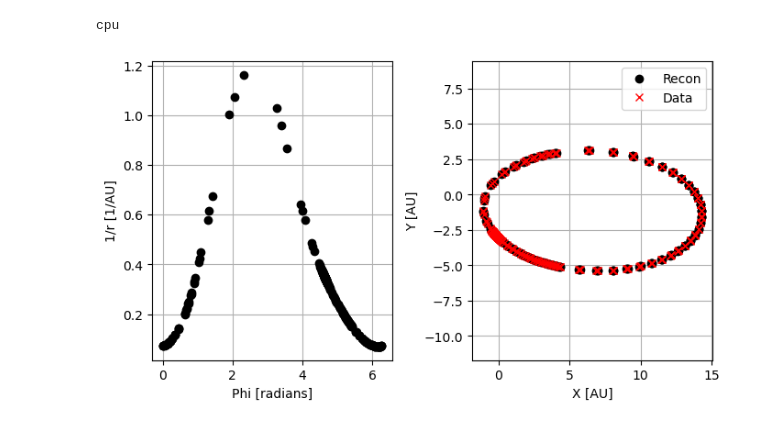
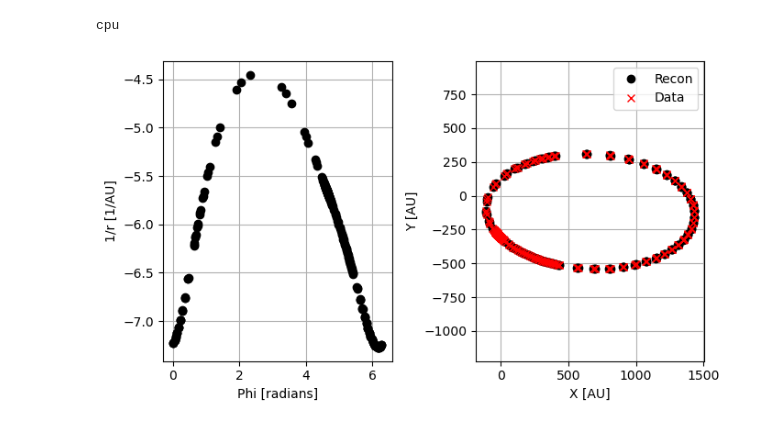
Before and after one commit to frdennis/GINN, a Jupyter notebook: adversarial_PINN.ipynb, the cells around one changed output. Drawn from its saved outputs; the diff is of its cells as text; code cells hidden in the pictures.

```diff
--- a/adversarial_PINN.ipynb
+++ b/adversarial_PINN.ipynb
@@ -23,9 +23,9 @@ print(device)
 # %% [output]
 cpu
 # %%
-micro_arcsec_to_au = torch.pi / (3600*180) * 8 * 1000 * 206265 * 1e-2 # to units 1e-2 AU
+micro_arcsec_to_au = torch.pi / (3600*180) * 8 * 1000 * 206265 * 1 # to units 1e-2 AU
 
-data = pd.read_csv("../data/simulated_data.csv")
+data = pd.read_csv("data/simulated_data.csv")
 y = torch.tensor(data.iloc[:,1], dtype=torch.float32) * micro_arcsec_to_au
 x = torch.tensor(data.iloc[:,2], dtype=torch.float32) * micro_arcsec_to_au
 
@@ -33,35 +33,35 @@ x = torch.tensor(data.iloc[:,2], dtype=torch.float32) * micro_arcsec_to_au
 u = (1/np.sqrt(x**2 + y**2))
 
 
 phi = np.arccos(x*u)
 phi = torch.where(y<0., -phi, phi).float()
 phi = torch.where(phi<0, phi+2*torch.pi, phi)
 phi = torch.where(phi>2.2*torch.pi, phi-2*torch.pi, phi)
 
 
 u = u.unsqueeze(1)
 phi = phi.unsqueeze(1)
 
 fig, ax = plt.subplots(figsize=(7,4), ncols=2)
 #ax.set_xscale("log")
 
-ax[0].plot(phi, u, 'ko')
+ax[0].plot(phi, torch.log(u), 'ko')
 ax[0].set_ylabel("1/r [1/AU]")
 ax[0].set_xlabel("Phi [radians]")
 
 ax[1].plot(np.cos(phi[:,0])/u[:,0], np.sin(phi[:,0])/u[:,0], 'ko', label="Recon")
 ax[1].plot(x, y, 'rx', label="Data")
 ax[1].set_ylabel("Y [AU]")
 ax[1].set_xlabel("X [AU]")
 ax[1].legend()
 
 ax[1].axis('equal')
 
 [axi.grid() for axi in ax]
 
 plt.tight_layout()
 # %% [output]
-[figure, old version]
+[figure, new version]
 # %%
 """ Generator """
 
```
Also changed, not shown: parts of 11 cells of this notebook, 1 other file.
